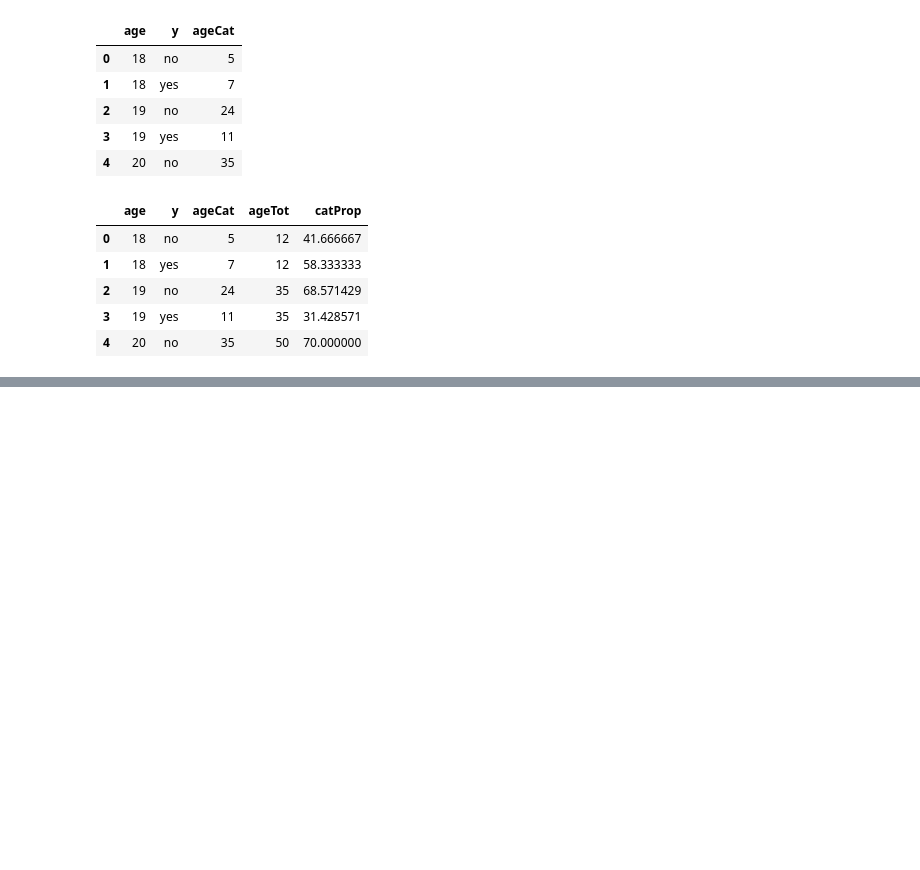
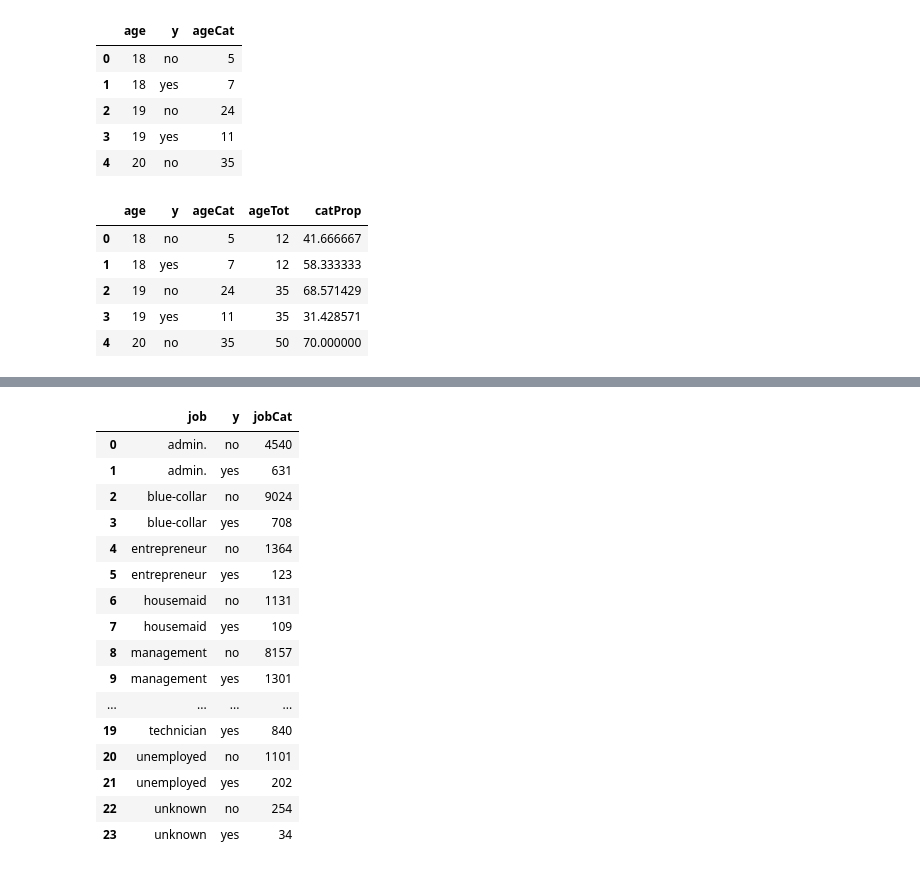
Before and after one commit to FauziArifin/PacktData, a Jupyter notebook: Term_Deposits.ipynb, the cells around one changed output, grey strips where cells are left out. Drawn from its saved outputs; the diff is of its cells as text; code cells hidden in the pictures; blank space fills up the shorter version.

```diff
--- a/Term_Deposits.ipynb
+++ b/Term_Deposits.ipynb
@@ -161,0 +180,22 @@ chart_ageComb
+# %%
+#more detail
+jobProp = df_bank.groupby(['job', 'y'])['y'].agg(jobCat='count').reset_index()
+jobProp
+# %% [output]
+|  | job | y | jobCat |
+| 0 | admin. | no | 4540 |
+| 1 | admin. | yes | 631 |
+| 2 | blue-collar | no | 9024 |
+| 3 | blue-collar | yes | 708 |
+| 4 | entrepreneur | no | 1364 |
+| 5 | entrepreneur | yes | 123 |
+| 6 | housemaid | no | 1131 |
+| 7 | housemaid | yes | 109 |
+| 8 | management | no | 8157 |
+| 9 | management | yes | 1301 |
+| ... | ... | ... | ... |
+| 19 | technician | yes | 840 |
+| 20 | unemployed | no | 1101 |
+| 21 | unemployed | yes | 202 |
+| 22 | unknown | no | 254 |
+| 23 | unknown | yes | 34 |
```
Also changed, not shown: parts of 3 cells of this notebook.
